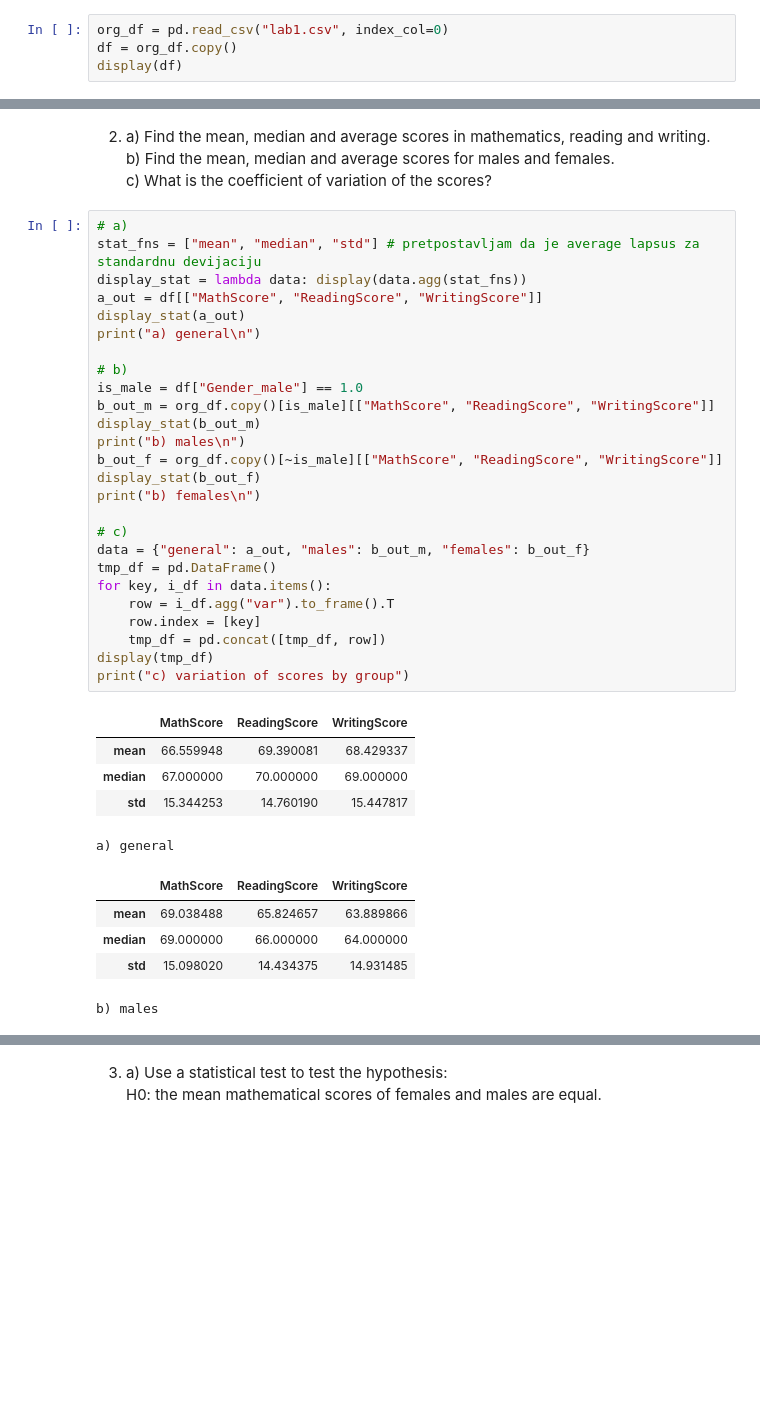
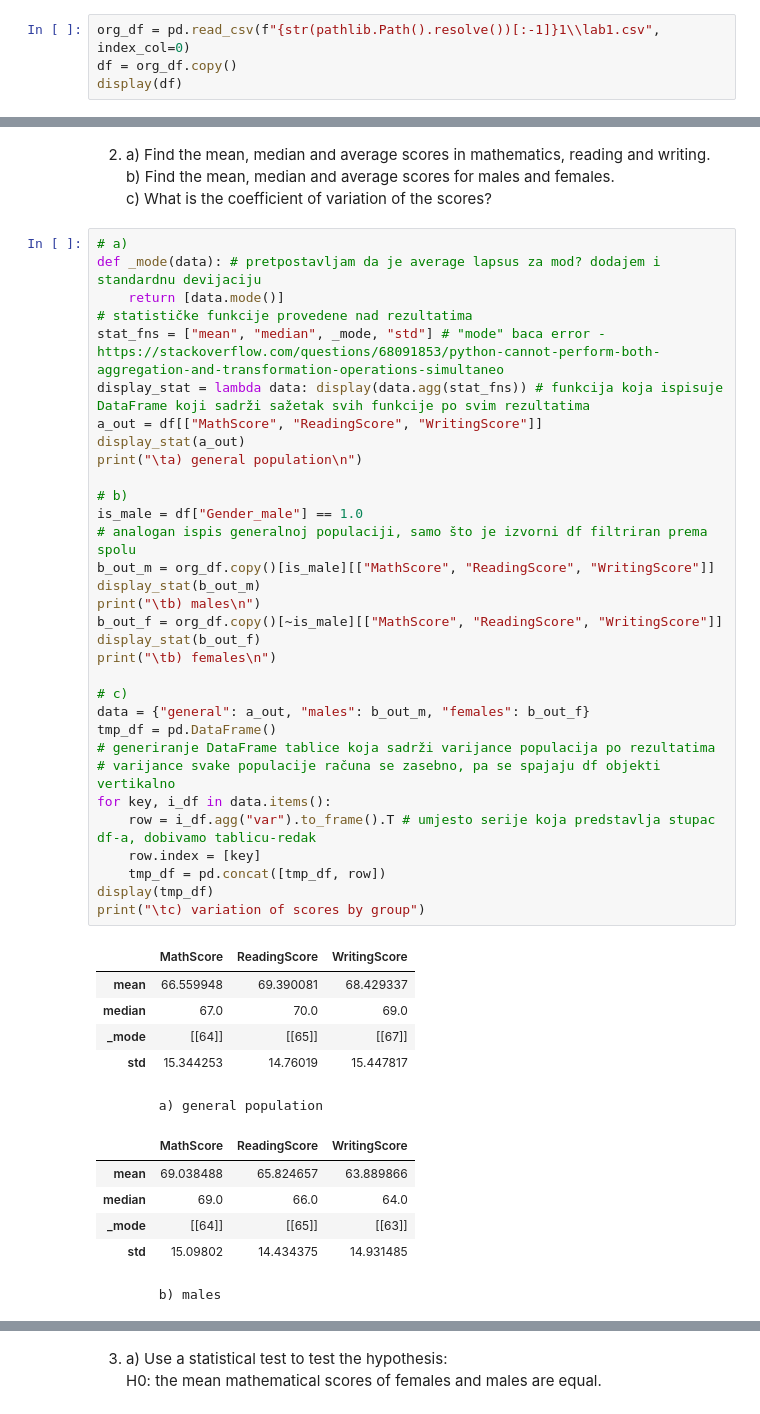
Before and after one commit to llist2020/Intro_to_DS, a Jupyter notebook: lab3/cogsci_lab3.ipynb, the cells around one changed output, grey strips where cells are left out. Saved outputs shown, nothing was run; the diff lists cells and outputs as text; blank space fills up the shorter version.

```diff
--- a/lab3/cogsci_lab3.ipynb
+++ b/lab3/cogsci_lab3.ipynb
@@ -5,7 +9,7 @@ import seaborn as sns
 # %% [markdown]
 1. Load the cleaned dataset from the last exercise. If you haven't saved the dataset, rerun the exercise and save the final dataset.
 # %%
-org_df = pd.read_csv("lab1.csv", index_col=0)
+org_df = pd.read_csv(f"{str(pathlib.Path().resolve())[:-1]}1\\lab1.csv", index_col=0)
 df = org_df.copy()
 display(df)
 # %% [output]
@@ -28,37 +32,45 @@ display(df)
    c) What is the coefficient of variation of the scores? <br>
 # %%
 # a)
-stat_fns = ["mean", "median", "std"] # pretpostavljam da je average lapsus za standardnu devijaciju
-display_stat = lambda data: display(data.agg(stat_fns))
+def _mode(data): # pretpostavljam da je average lapsus za mod? dodajem i standardnu devijaciju
+    return [data.mode()]
+# statističke funkcije provedene nad rezultatima
+stat_fns = ["mean", "median", _mode, "std"] # "mode" baca error - https://stackoverflow.com/questions/68091853/python-cannot-perform-both-aggregation-and-transformation-operations-simultaneo
+display_stat = lambda data: display(data.agg(stat_fns)) # funkcija koja ispisuje DataFrame koji sadrži sažetak svih funkcije po svim rezultatima
 a_out = df[["MathScore", "ReadingScore", "WritingScore"]]
 display_stat(a_out)
-print("a) general\n")
+print("\ta) general population\n")
 
 # b)
 is_male = df["Gender_male"] == 1.0
+# analogan ispis generalnoj populaciji, samo što je izvorni df filtriran prema spolu
 b_out_m = org_df.copy()[is_male][["MathScore", "ReadingScore", "WritingScore"]]
 display_stat(b_out_m)
-print("b) males\n")
+print("\tb) males\n")
 b_out_f = org_df.copy()[~is_male][["MathScore", "ReadingScore", "WritingScore"]]
 display_stat(b_out_f)
-print("b) females\n")
+print("\tb) females\n")
 
 # c)
 data = {"general": a_out, "males": b_out_m, "females": b_out_f}
 tmp_df = pd.DataFrame()
+# generiranje DataFrame tablice koja sadrži varijance populacija po rezultatima
+# varijance svake populacije računa se zasebno, pa se spajaju df objekti vertikalno
 for key, i_df in data.items():
-    row = i_df.agg("var").to_frame().T
+    row = i_df.agg("var").to_frame().T # umjesto serije koja predstavlja stupac df-a, dobivamo tablicu-redak
     row.index = [key]
     tmp_df = pd.concat([tmp_df, row])
 display(tmp_df)
-print("c) variation of scores by group")
+print("\tc) variation of scores by group")
 # %% [output]
 |  | MathScore | ReadingScore | WritingScore |
 | mean | 66.559948 | 69.390081 | 68.429337 |
-| median | 67.000000 | 70.000000 | 69.000000 |
-| std | 15.344253 | 14.760190 | 15.447817 |
+| median | 67.0 | 70.0 | 69.0 |
+| _mode | [[64]] | [[65]] | [[67]] |
+| std | 15.344253 | 14.76019 | 15.447817 |
-a) general
+        a) general population
 |  | MathScore | ReadingScore | WritingScore |
 | mean | 69.038488 | 65.824657 | 63.889866 |
-| median | 69.000000 | 66.000000 | 64.000000 |
-| std | 15.098020 | 14.434375 | 14.931485 |
+| median | 69.0 | 66.0 | 64.0 |
+| _mode | [[64]] | [[65]] | [[63]] |
+| std | 15.09802 | 14.434375 | 14.931485 |
```
Also changed, not shown: parts of 8 cells of this notebook, 4 other files.
